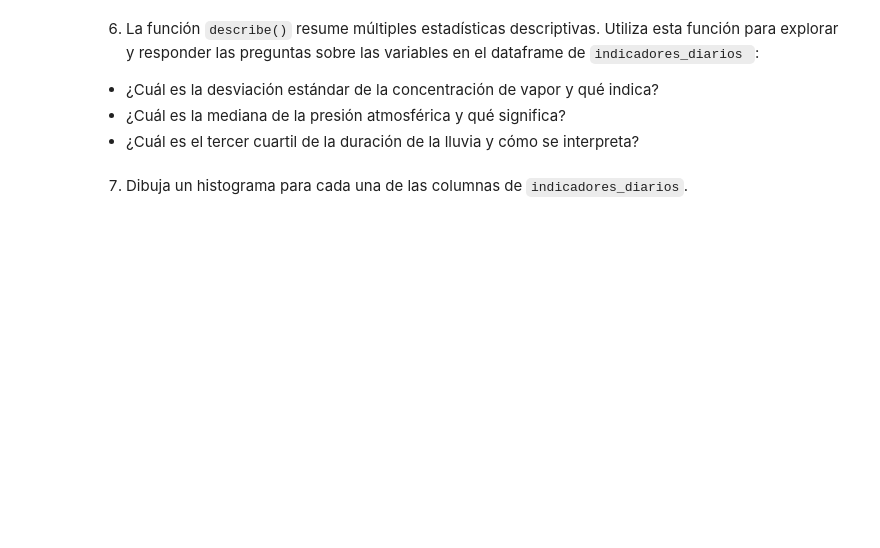
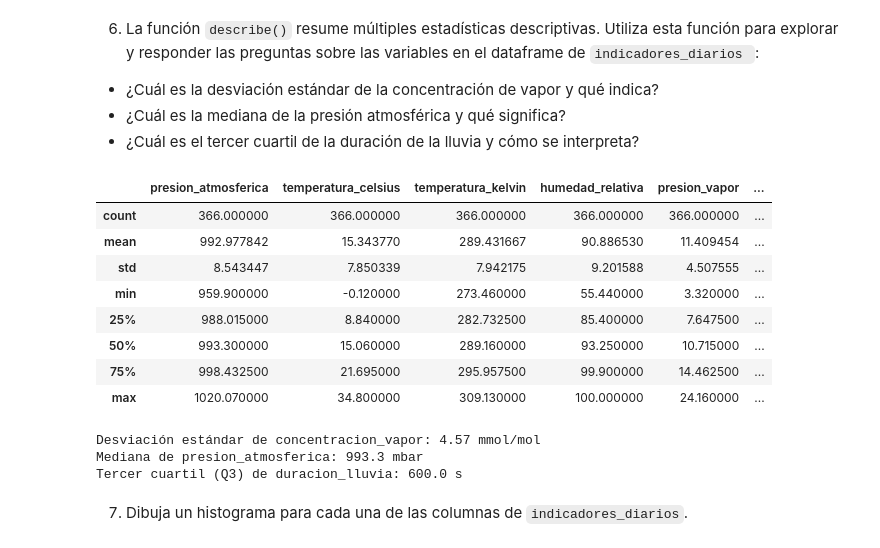
Before and after one commit to AlejandroC-25/Ciencia-y-analitica-de-datos-A00835060-, a Jupyter notebook: Actividad2AnalisisPandas.ipynb, the cells around one changed output. Cells and saved outputs as stored; diff of their text form; code cells hidden in the pictures; blank space fills up the shorter version.

```diff
--- a/Actividad2AnalisisPandas.ipynb
+++ b/Actividad2AnalisisPandas.ipynb
@@ -79,5 +273,25 @@ pd.set_option('display.max_columns', None)
 - ¿Cuál es la desviación estándar de la concentración de vapor y qué indica?
 - ¿Cuál es la mediana de la presión atmosférica y qué significa?
 - ¿Cuál es el tercer cuartil de la duración de la lluvia y cómo se interpreta?
+# %%
+resumen_diario = indicadores_diarios.describe()
+display(resumen_diario)
+
+print(f"Desviación estándar de concentracion_vapor: {resumen_diario.loc['std', 'concentracion_vapor']:.2f} mmol/mol")
+print(f"Mediana de presion_atmosferica: {resumen_diario.loc['50%', 'presion_atmosferica']} mbar")
+print(f"Tercer cuartil (Q3) de duracion_lluvia: {resumen_diario.loc['75%', 'duracion_lluvia']} s")
+# %% [output]
+|  | presion_atmosferica | temperatura_celsius | temperatura_kelvin | humedad_relativa | presion_vapor | ... |
+| count | 366.000000 | 366.000000 | 366.000000 | 366.000000 | 366.000000 | ... |
+| mean | 992.977842 | 15.343770 | 289.431667 | 90.886530 | 11.409454 | ... |
+| std | 8.543447 | 7.850339 | 7.942175 | 9.201588 | 4.507555 | ... |
+| min | 959.900000 | -0.120000 | 273.460000 | 55.440000 | 3.320000 | ... |
+| 25% | 988.015000 | 8.840000 | 282.732500 | 85.400000 | 7.647500 | ... |
+| 50% | 993.300000 | 15.060000 | 289.160000 | 93.250000 | 10.715000 | ... |
+| 75% | 998.432500 | 21.695000 | 295.957500 | 99.900000 | 14.462500 | ... |
+| max | 1020.070000 | 34.800000 | 309.130000 | 100.000000 | 24.160000 | ... |
+Desviación estándar de concentracion_vapor: 4.57 mmol/mol
+Mediana de presion_atmosferica: 993.3 mbar
+Tercer cuartil (Q3) de duracion_lluvia: 600.0 s
 # %% [markdown]
 7.	Dibuja un histograma para cada una de las columnas de `indicadores_diarios`.
```
Also changed, not shown: parts of 14 cells of this notebook.
